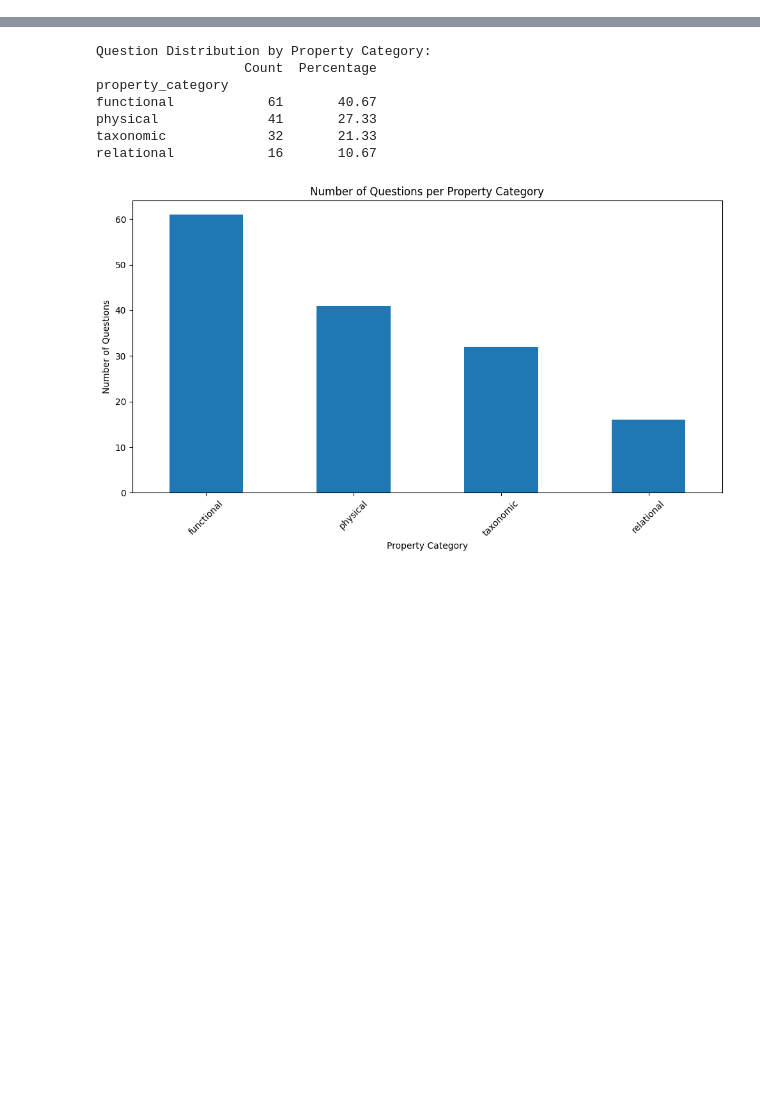
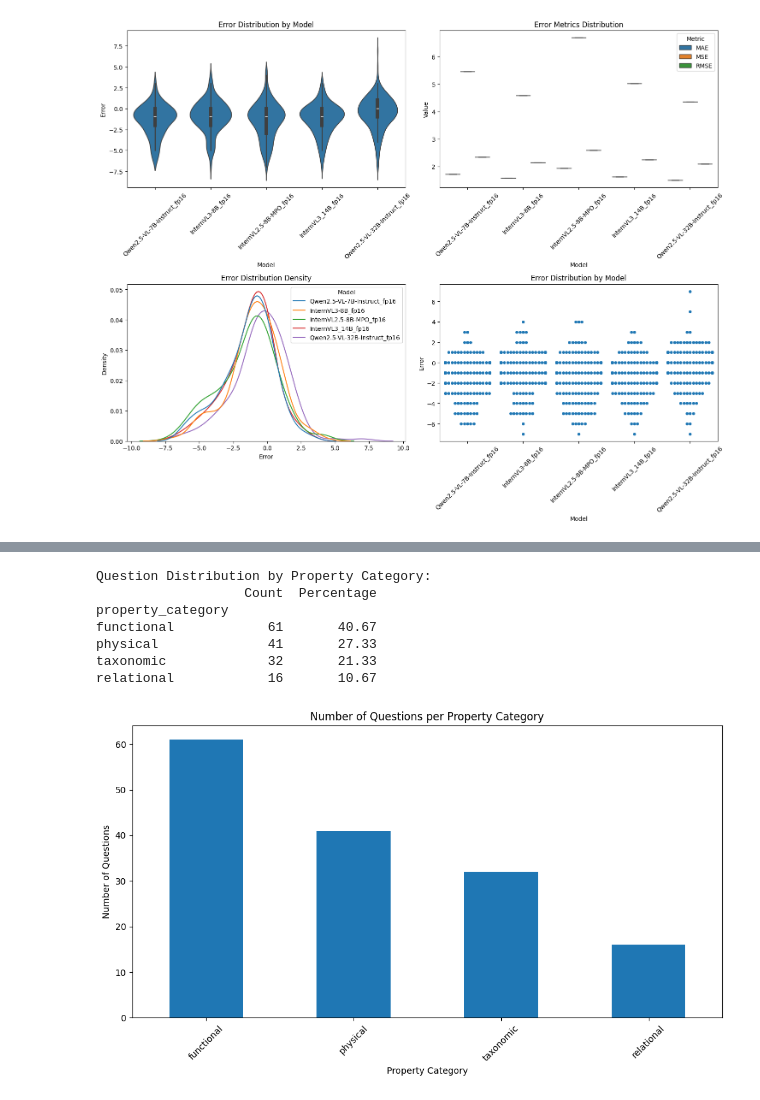
Before and after one commit to AbhishekKolari/ORBIT, a Jupyter notebook: analyse_results.ipynb, the cells around one changed output, grey strips where cells are left out. Saved outputs shown, nothing was run; the diff lists cells and outputs as text; code cells hidden in the pictures; blank space fills up the shorter version.

```diff
--- a/analyse_results.ipynb
+++ b/analyse_results.ipynb
@@ -730,0 +712,57 @@ plot_error_bubbles(model_results)
+# %%
+# Error analysis using seaborn
+def plot_error_analysis(model_results_dict):
+    """Create alternative error analysis plots using seaborn."""
+    # Create a figure with multiple subplots
+    fig, ((ax1, ax2), (ax3, ax4)) = plt.subplots(2, 2, figsize=(15, 12))
+
+    # 1. Violin Plot for Error Distribution
+    error_data = []
+    model_names = []
+    for model, results in model_results_dict.items():
+        errors = results['error_distribution']['error_distribution']
+        error_data.extend(errors)
+        model_names.extend([model] * len(errors))
+
+    error_df = pd.DataFrame({
+        'Error': error_data,
+        'Model': model_names
+    })
+
+    sns.violinplot(data=error_df, x='Model', y='Error', ax=ax1)
+    ax1.set_title('Error Distribution by Model')
+    ax1.set_xticklabels(ax1.get_xticklabels(), rotation=45)
+
+    # 2. Box Plot for Error Metrics
+    metrics_data = []
+    for model, results in model_results_dict.items():
+        metrics = results['overall_error_metrics']
+        for metric, value in metrics.items():
+            if metric != 'category' and metric != 'sample_size':
+                metrics_data.append({
+                    'Model': model,
+                    'Metric': metric,
+                    'Value': value
+                })
+
+    metrics_df = pd.DataFrame(metrics_data)
+    sns.boxplot(data=metrics_df, x='Model', y='Value', hue='Metric', ax=ax2)
+    ax2.set_title('Error Metrics Distribution')
+    ax2.set_xticklabels(ax2.get_xticklabels(), rotation=45)
+
+    # 3. KDE Plot for Error Distribution
+    sns.kdeplot(data=error_df, x='Error', hue='Model', ax=ax3)
+    ax3.set_title('Error Distribution Density')
+
+    # 4. Swarm Plot for Error Distribution
+    sns.swarmplot(data=error_df, x='Model', y='Error', ax=ax4)
+    ax4.set_title('Error Distribution by Model')
+    ax4.set_xticklabels(ax4.get_xticklabels(), rotation=45)
+
+    plt.tight_layout()
+    # plt.savefig('error_analysis_alternative.png', bbox_inches='tight', dpi=300)
+    # plt.close()
+
+plot_error_analysis(model_results)
+# %% [output]
+[figure, added]
```
Also changed, not shown: parts of 15 cells of this notebook, 21 other files.
